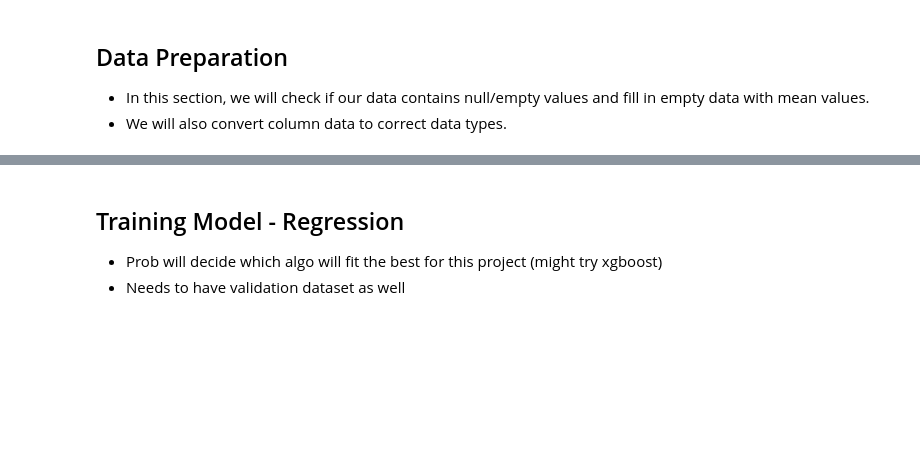
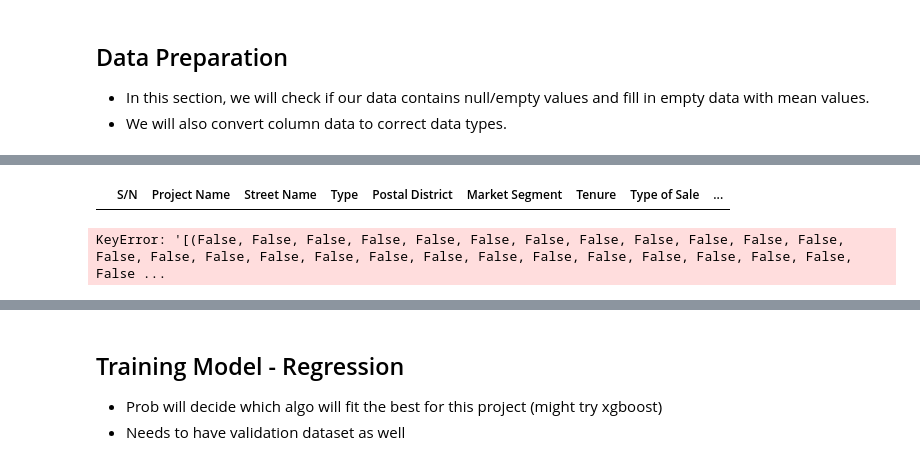
Before and after one commit to muhdhasan/Island-Property-Group, a Jupyter notebook: training/sales-private-prediction.ipynb, the cells around one changed output, grey strips where cells are left out. Saved outputs shown, nothing was run; the diff lists cells and outputs as text; code cells hidden in the pictures; blank space fills up the shorter version.

```diff
--- a/training/sales-private-prediction.ipynb
+++ b/training/sales-private-prediction.ipynb
@@ -114,3 +160,17 @@ privateDf.isnull().sum()
+# %%
+# p = privateDf["Type"]
+# privateDf[privateDf["Type"] == "Condominium"]
+privateDf[privateDf["Type"] == "14"]
+# p = pd.get_dummies(p, columns=['Type'])
+# p.head()
+
+# Strangely this one doesnt have any data at all!
+# %% [output]
+|  | S/N | Project Name | Street Name | Type | Postal District | Market Segment | Tenure | Type of Sale | ... |
+# %%
+privateDf = privateDf.drop([privateDf["Type"] == "14"])
+# %% [output]
+KeyError: '[(False, False, False, False, False, False, False, False, False, False, False, False, False, False, False, False, False, False, False, False, False, False, False, False, False, False, False ...
 # %%
 # Drop project name and street name columns as they are irrelevant
 # Drop S/N since we already have a index column
```
Also changed, not shown: parts of 15 cells of this notebook, 1 other file.
